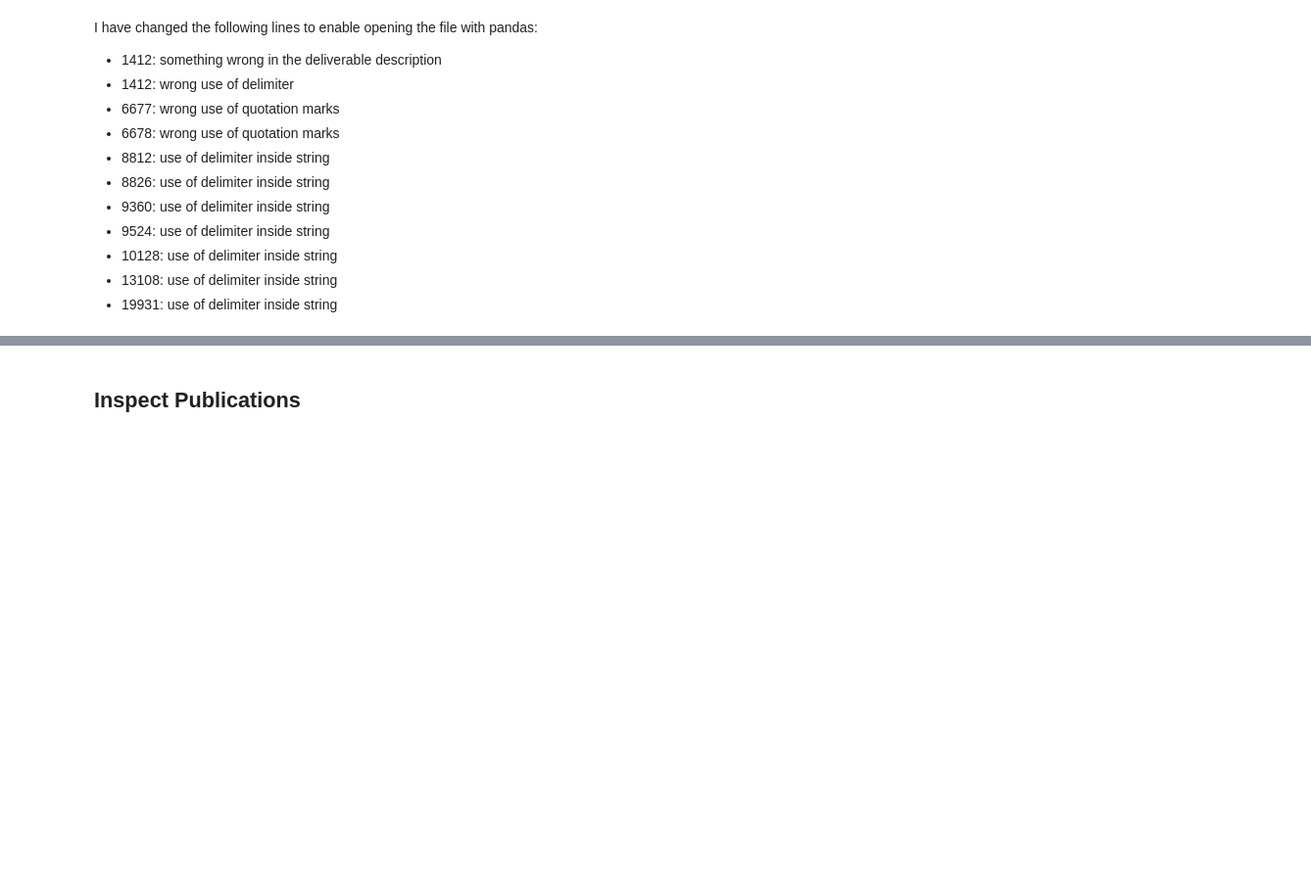
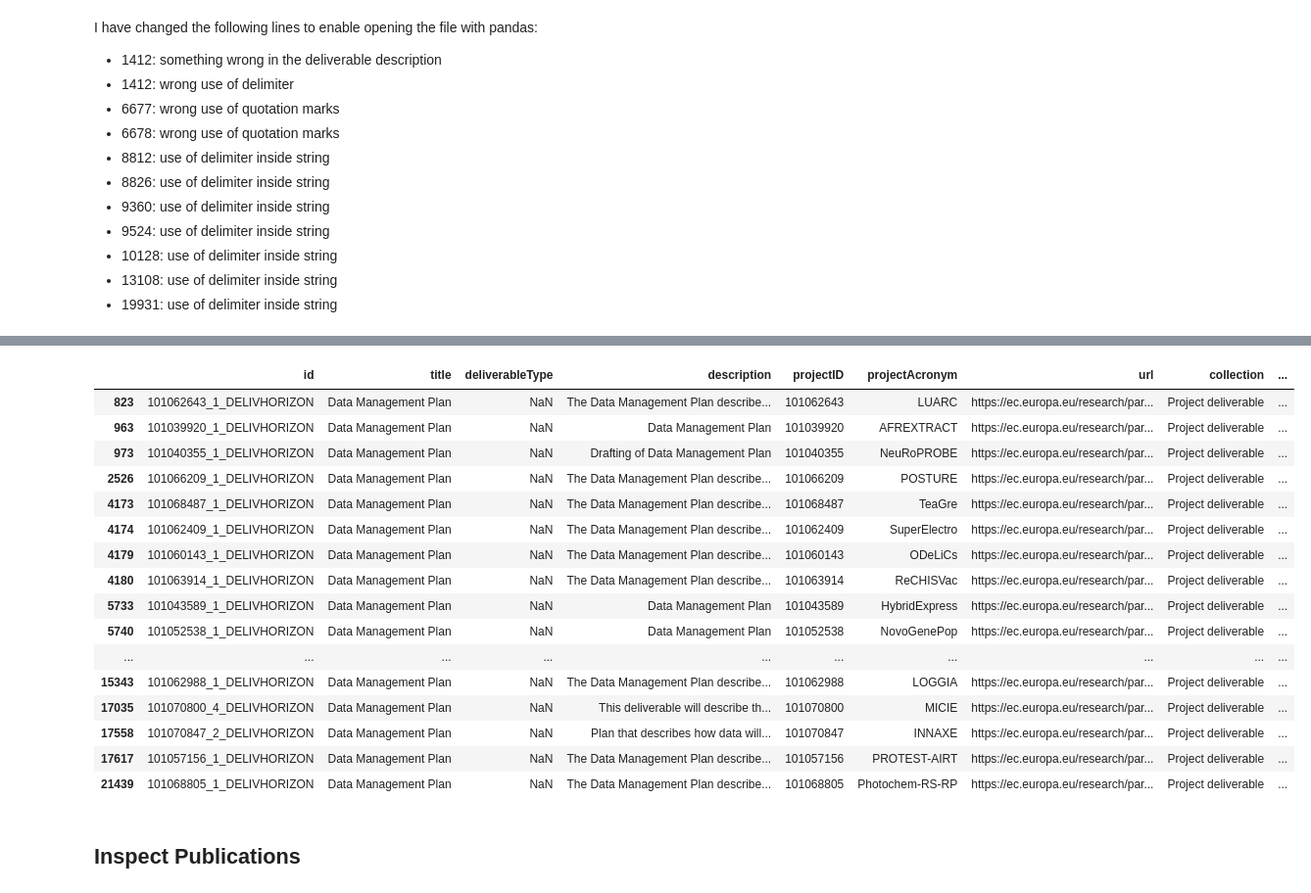
Before and after one commit to sulikismaylovv/EU_Horizon_Dashboard, a Jupyter notebook: notebooks/01_data_preparation.ipynb, the cells around one changed output, grey strips where cells are left out. Shown: that part at 98% size. Drawn from its saved outputs; the diff is of its cells as text; code cells hidden in the pictures; blank space fills up the shorter version.

Commit message:
Treat missing data report & deliverables

```diff
--- a/notebooks/01_data_preparation.ipynb
+++ b/notebooks/01_data_preparation.ipynb
@@ -52,8 +52,12 @@ Here we load the project specific datasets as CSV files. In the follow-up cell,
 run_dir = os.getcwd()
 parent_dir = os.path.dirname(run_dir)
 
+raw_dir = f'{parent_dir}/data/raw'
+interim_dir = f'{parent_dir}/data/interim'
+processed_dir = f'{parent_dir}/data/processed'
+
 # define file paths to project-specific files
-data_report_path = f'{parent_dir}/data/raw/reportSummaries.csv'
-data_publications_path = f'{parent_dir}/data/raw/projectPublications.csv'
-data_deliverables_path = f'{parent_dir}/data/raw/projectDeliverables.csv'
+data_report_path = f'{raw_dir}/reportSummaries.csv'
+data_publications_path = f'{raw_dir}/projectPublications.csv'
+data_deliverables_path = f'{raw_dir}/projectDeliverables.csv'
 # %%
@@ -126,0 +180,8 @@ I have changed the following lines to enable opening the file with pandas:
+# %%
+# look for missing values
+deliverables_missing = data_deliverables.isnull()
+
+# check which columns are missing data
+for key in deliverables_missing.keys():
+    missing = deliverables_missing[deliverables_missing[key] == True]
+    print(f'For key {key}:\n     {len(missing.id)} elements are missing.')
@@ -126,0 +223,12 @@ I have changed the following lines to enable opening the file with pandas:
+# %%
+# change unknown deliverable types to other
+data_deliverables.deliverableType.fillna('Other')
+
+# change empty descriptions to title of that particular row
+data_deliverables['description'] = data_deliverables['description'].fillna(data_deliverables['title'])
+
+# change missing url to homepage of the particular project
+data_deliverables.url.fillna('https://selfy-project.eu/')
+
+# add missing rcn number
+data_deliverables.rcn.fillna(1077637.0)
@@ -126,0 +248,20 @@ I have changed the following lines to enable opening the file with pandas:
+# %%
+data_deliverables[deliverables_missing.deliverableType == True]
+# %% [output]
+|  | id | title | deliverableType | description | projectID | projectAcronym | url | collection | ... |
+| 823 | 101062643_1_DELIVHORIZON | Data Management Plan | NaN | The Data Management Plan describe... | 101062643 | LUARC | https://ec.europa.eu/research/par... | Project deliverable | ... |
+| 963 | 101039920_1_DELIVHORIZON | Data Management Plan | NaN | Data Management Plan | 101039920 | AFREXTRACT | https://ec.europa.eu/research/par... | Project deliverable | ... |
+| 973 | 101040355_1_DELIVHORIZON | Data Management Plan | NaN | Drafting of Data Management Plan | 101040355 | NeuRoPROBE | https://ec.europa.eu/research/par... | Project deliverable | ... |
+| 2526 | 101066209_1_DELIVHORIZON | Data Management Plan | NaN | The Data Management Plan describe... | 101066209 | POSTURE | https://ec.europa.eu/research/par... | Project deliverable | ... |
+| 4173 | 101068487_1_DELIVHORIZON | Data Management Plan | NaN | The Data Management Plan describe... | 101068487 | TeaGre | https://ec.europa.eu/research/par... | Project deliverable | ... |
+| 4174 | 101062409_1_DELIVHORIZON | Data Management Plan | NaN | The Data Management Plan describe... | 101062409 | SuperElectro | https://ec.europa.eu/research/par... | Project deliverable | ... |
+| 4179 | 101060143_1_DELIVHORIZON | Data Management Plan | NaN | The Data Management Plan describe... | 101060143 | ODeLiCs | https://ec.europa.eu/research/par... | Project deliverable | ... |
+| 4180 | 101063914_1_DELIVHORIZON | Data Management Plan | NaN | The Data Management Plan describe... | 101063914 | ReCHISVac | https://ec.europa.eu/research/par... | Project deliverable | ... |
+| 5733 | 101043589_1_DELIVHORIZON | Data Management Plan | NaN | Data Management Plan | 101043589 | HybridExpress | https://ec.europa.eu/research/par... | Project deliverable | ... |
+| 5740 | 101052538_1_DELIVHORIZON | Data Management Plan | NaN | Data Management Plan | 101052538 | NovoGenePop | https://ec.europa.eu/research/par... | Project deliverable | ... |
+| ... | ... | ... | ... | ... | ... | ... | ... | ... | ... |
+| 15343 | 101062988_1_DELIVHORIZON | Data Management Plan | NaN | The Data Management Plan describe... | 101062988 | LOGGIA | https://ec.europa.eu/research/par... | Project deliverable | ... |
+| 17035 | 101070800_4_DELIVHORIZON | Data Management Plan | NaN | This deliverable will describe th... | 101070800 | MICIE | https://ec.europa.eu/research/par... | Project deliverable | ... |
+| 17558 | 101070847_2_DELIVHORIZON | Data Management Plan | NaN | Plan that describes how data will... | 101070847 | INNAXE | https://ec.europa.eu/research/par... | Project deliverable | ... |
+| 17617 | 101057156_1_DELIVHORIZON | Data Management Plan | NaN | The Data Management Plan describe... | 101057156 | PROTEST-AIRT | https://ec.europa.eu/research/par... | Project deliverable | ... |
+| 21439 | 101068805_1_DELIVHORIZON | Data Management Plan | NaN | The Data Management Plan describe... | 101068805 | Photochem-RS-RP | https://ec.europa.eu/research/par... | Project deliverable | ... |
```
Also changed, not shown: parts of 11 cells of this notebook.
